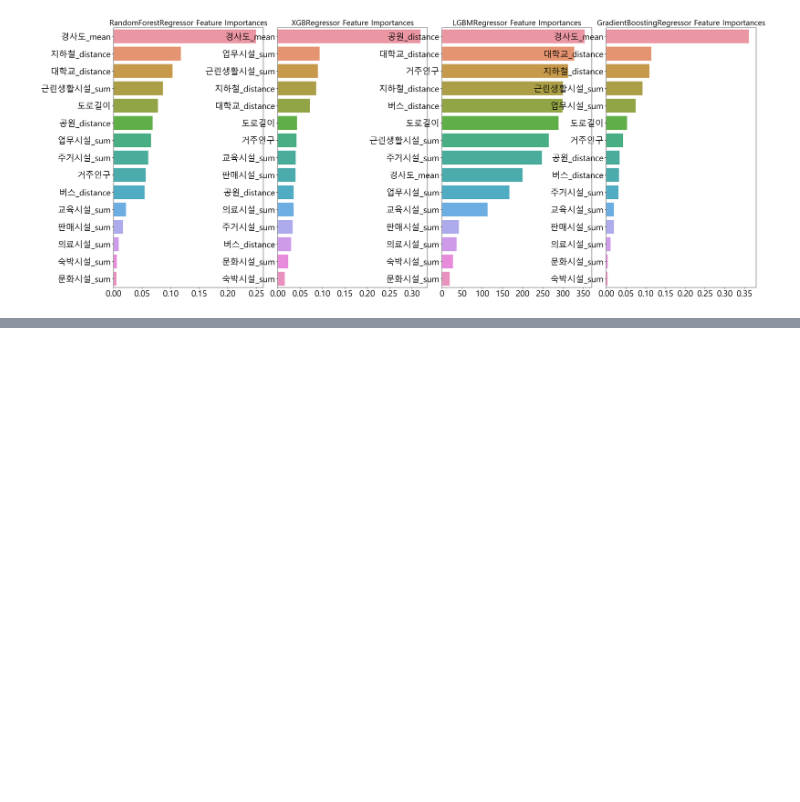
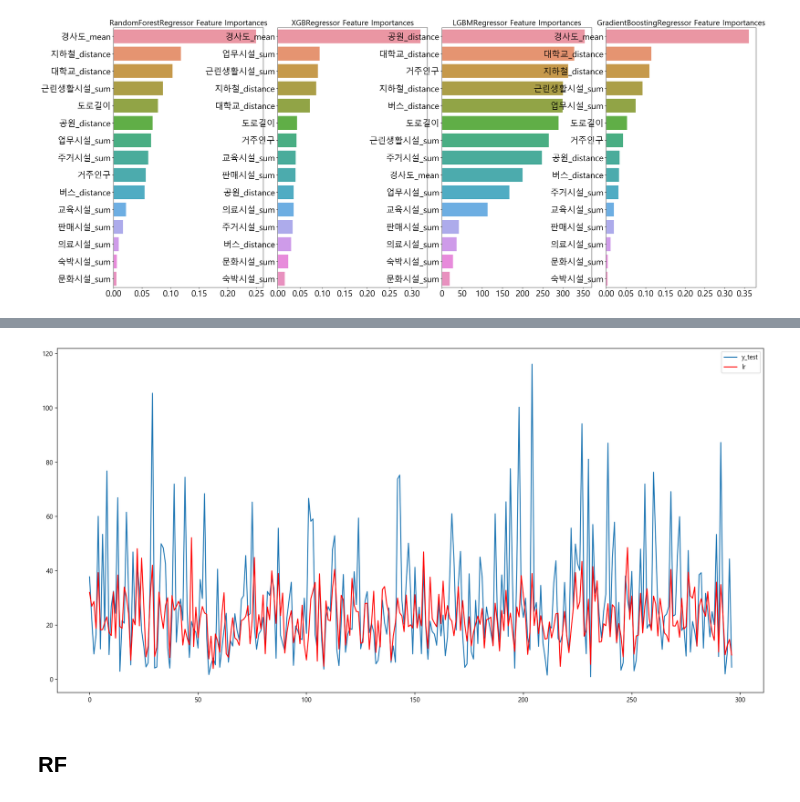
Before and after one commit to daehyun0411/IGPS, a Jupyter notebook: Modeling/LR + RF + XGB.ipynb, the cells around one changed output, grey strips where cells are left out. Saved outputs shown, nothing was run; the diff lists cells and outputs as text; code cells hidden in the pictures; blank space fills up the shorter version.

```diff
--- a/Modeling/LR + RF + XGB.ipynb
+++ b/Modeling/LR + RF + XGB.ipynb
@@ -300,0 +347,13 @@ plt.plot(pred_cv, 'yellow')
+# %%
+pred_lr= scaler_y.inverse_transform(np.array(pred_lr).reshape(-1,1))
+pred_lr = np.expm1(pred_lr)
+# %%
+plt.figure(figsize=(20,10))
+plt.plot(y_test, label='y_test')
+plt.plot(pred_lr, 'r', label='lr')
+plt.legend()
+plt.show()
+# %% [output]
+[figure, added]
+# %% [markdown]
+## RF
```
Also changed, not shown: parts of 35 cells of this notebook.
